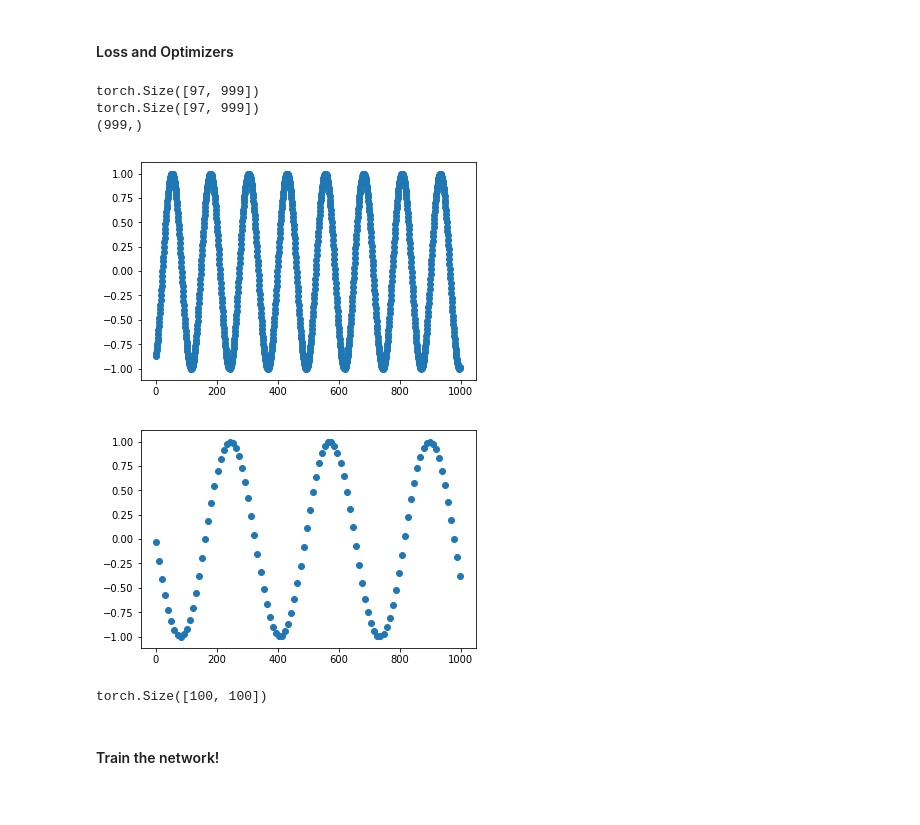
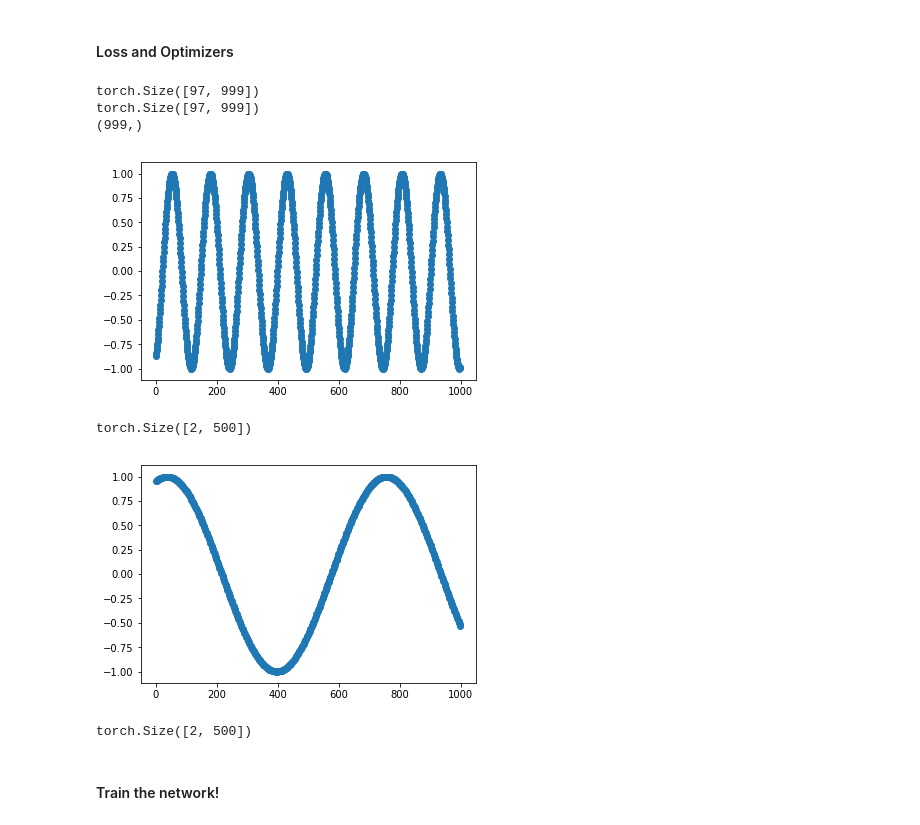
Before and after one commit to qureshinomaan/Generate-Occupancy-Maps, a Jupyter notebook: otherTasks/TimeSeqPrediction/TimeSeqGeneration.ipynb, the cells around one changed output. Saved outputs shown, nothing was run; the diff lists cells and outputs as text; code cells hidden in the pictures.

```diff
--- a/otherTasks/TimeSeqPrediction/TimeSeqGeneration.ipynb
+++ b/otherTasks/TimeSeqPrediction/TimeSeqGeneration.ipynb
@@ -12,13 +12,13 @@ import matplotlib.pyplot as plt
 #### Generating a sine wave
 We will want our network to learn a sine wave. For that we will need to generate multiple sequences of a sine wave.
 # %%
-def generate_sample(batch_size = 2, seqlength = 100, show_plot=False,freq=5):
+def generate_sample(batch_size = 2, seqlength = 100, show_plot=False,freq=11):
     lower = np.random.randint(-100, 100, size=batch_size)
     higher = lower + seqlength
     x = np.linspace(lower, higher, seqlength).T
     y = np.sin((x * np.pi/180*freq))
     if show_plot:
-        plt.scatter(x[1], y[1])
+        plt.plot(x[1], y[1])
         plt.show()
     return torch.from_numpy(y).float()
 
@@ -80,28 +80,30 @@ optimizer = torch.optim.Adam(net.parameters(), lr=0.001)
 # %%
 # Loading the data from the sequence we generated #
 data = torch.load('traindata.pt')
 input = torch.from_numpy(data[3:, :-1])
 target = torch.from_numpy(data[3:, 1:])
 test_input = torch.from_numpy(data[:3, :-1])
 test_target = torch.from_numpy(data[:3, 1:])
 
 print(input.shape)
 print(target.shape)
 print(np.linspace(1, 999, 999).shape)
 plt.scatter(np.linspace(1,999, 999), input[0])
 plt.show()
 
-data1 = [generate_sample(batch_size=100, freq=i+1) for i in range(1,11)]
-plt.scatter(np.linspace(1,999, 100), data1[9][0])
+data1 = [generate_sample(batch_size=2, seqlength=500, freq=(i+1)/2) for i in range(1,11)]
+print(data1[0].shape)
+plt.scatter(np.linspace(1,999, 500), data1[0][0])
 plt.show()
 print(data1[9].shape)
 # %% [output]
 torch.Size([97, 999])
 torch.Size([97, 999])
 (999,)
 [figure]
+torch.Size([2, 500])
-[figure, old version]
+[figure, new version]
-torch.Size([100, 100])
+torch.Size([2, 500])
 # %% [markdown]
 #### Train the network!
 # %%
```
Also changed, not shown: parts of 4 cells of this notebook, 1 other file.
